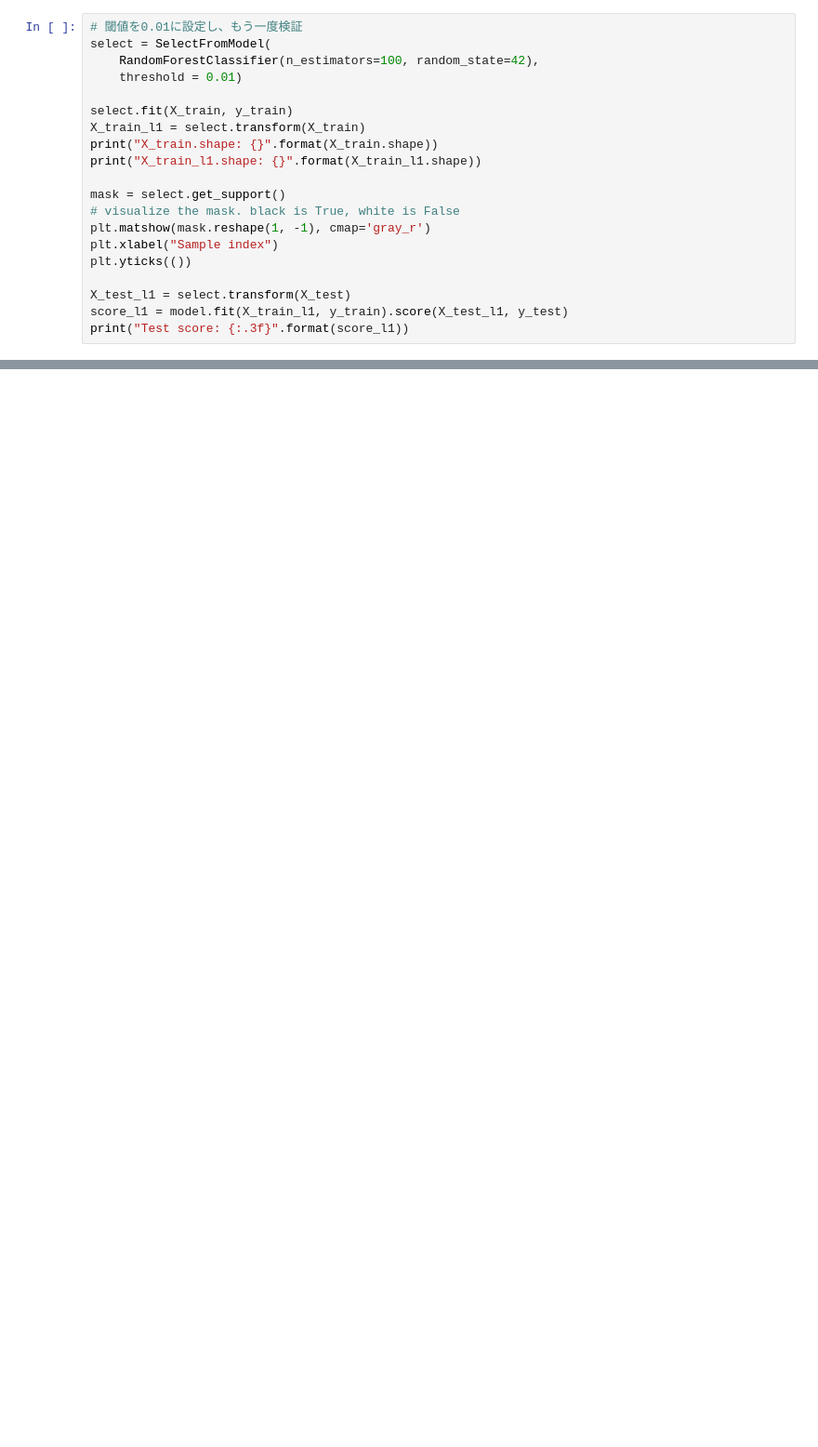
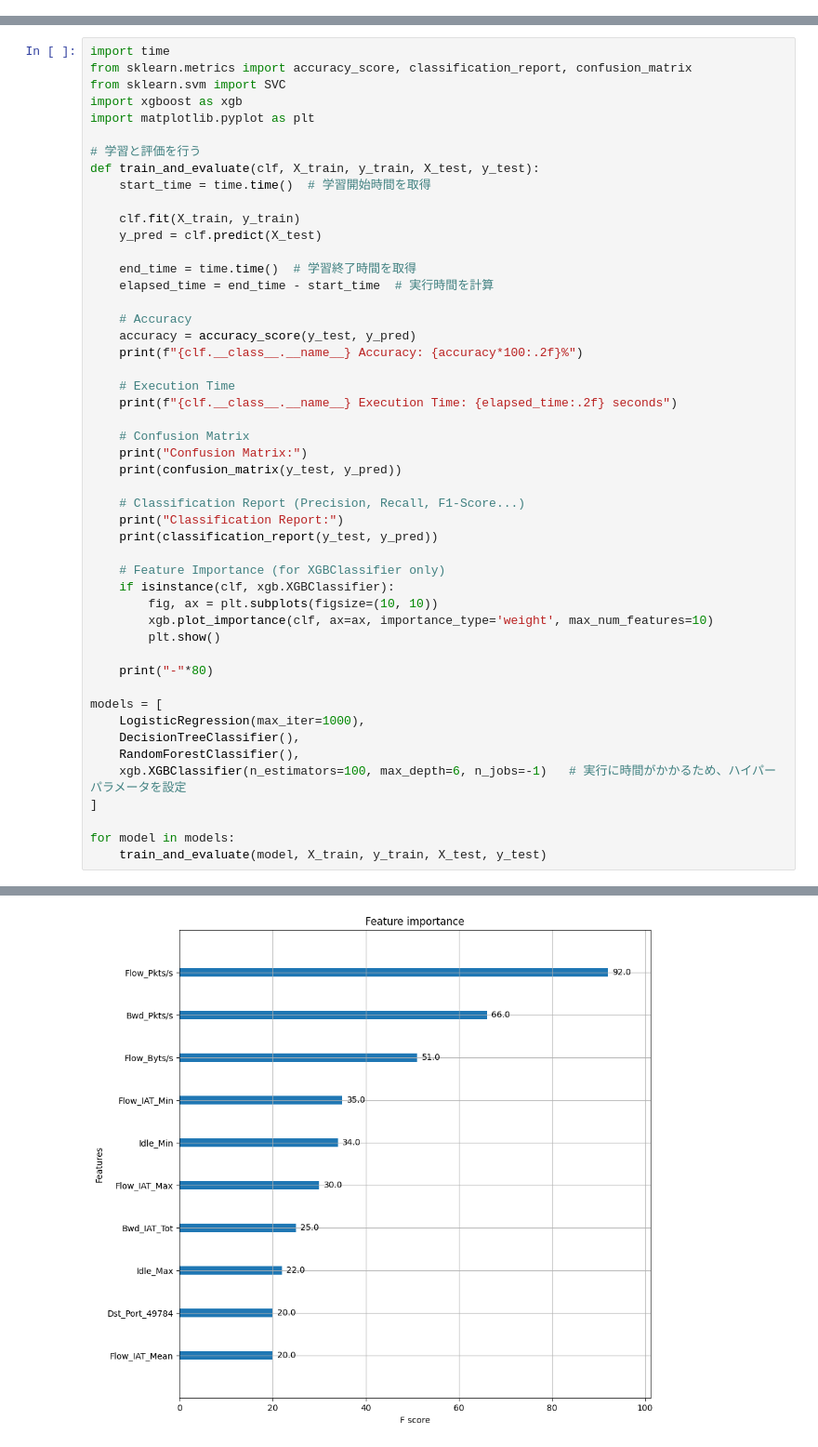
Before and after one commit to Sugata10723/MachineLearning, a Jupyter notebook: feature-engineering/feature-engineering.ipynb, the cells around one changed output, grey strips where cells are left out. Shown: that part at 93% size. Drawn from its saved outputs; the diff is of its cells as text; blank space fills up the shorter version.

```diff
--- a/feature-engineering/feature-engineering.ipynb
+++ b/feature-engineering/feature-engineering.ipynb
@@ -212,20 +119,0 @@ Test score_l1: 0.833
-# %%
-# 閾値を0.01に設定し、もう一度検証
-select = SelectFromModel(
-    RandomForestClassifier(n_estimators=100, random_state=42),
-    threshold = 0.01)
-
-select.fit(X_train, y_train)
-X_train_l1 = select.transform(X_train)
-print("X_train.shape: {}".format(X_train.shape))
-print("X_train_l1.shape: {}".format(X_train_l1.shape))
-
-mask = select.get_support()
-# visualize the mask. black is True, white is False
-plt.matshow(mask.reshape(1, -1), cmap='gray_r')
-plt.xlabel("Sample index")
-plt.yticks(())
-
-X_test_l1 = select.transform(X_test)
-score_l1 = model.fit(X_train_l1, y_train).score(X_test_l1, y_test)
-print("Test score: {:.3f}".format(score_l1))
@@ -260,0 +159,50 @@ Test score_rfe: 0.967
+# %%
+import time
+from sklearn.metrics import accuracy_score, classification_report, confusion_matrix
+from sklearn.svm import SVC
+import xgboost as xgb
+import matplotlib.pyplot as plt
+
+# 学習と評価を行う
+def train_and_evaluate(clf, X_train, y_train, X_test, y_test):
+    start_time = time.time()  # 学習開始時間を取得
+
+    clf.fit(X_train, y_train)
+    y_pred = clf.predict(X_test)
+
+    end_time = time.time()  # 学習終了時間を取得
+    elapsed_time = end_time - start_time  # 実行時間を計算
+
+    # Accuracy
+    accuracy = accuracy_score(y_test, y_pred)
+    print(f"{clf.__class__.__name__} Accuracy: {accuracy*100:.2f}%")
+
+    # Execution Time
+    print(f"{clf.__class__.__name__} Execution Time: {elapsed_time:.2f} seconds")
+
+    # Confusion Matrix
+    print("Confusion Matrix:")
+    print(confusion_matrix(y_test, y_pred))
+
+    # Classification Report (Precision, Recall, F1-Score...)
+    print("Classification Report:")
+    print(classification_report(y_test, y_pred))
+
+    # Feature Importance (for XGBClassifier only)
+    if isinstance(clf, xgb.XGBClassifier):
+        fig, ax = plt.subplots(figsize=(10, 10))
+        xgb.plot_importance(clf, ax=ax, importance_type='weight', max_num_features=10)
+        plt.show()
+
+    print("-"*80)
+
+models = [
+    LogisticRegression(max_iter=1000),
+    DecisionTreeClassifier(),
+    RandomForestClassifier(),
+    xgb.XGBClassifier(n_estimators=100, max_depth=6, n_jobs=-1)   # 実行に時間がかかるため、ハイパーパラメータを設定
+]
+
+for model in models:
+    train_and_evaluate(model, X_train, y_train, X_test, y_test)
+# %% [output]
@@ -260,0 +226 @@ Test score_rfe: 0.967
+[figure, added]
```
Also changed, not shown: parts of 27 cells of this notebook, 2 other files.
